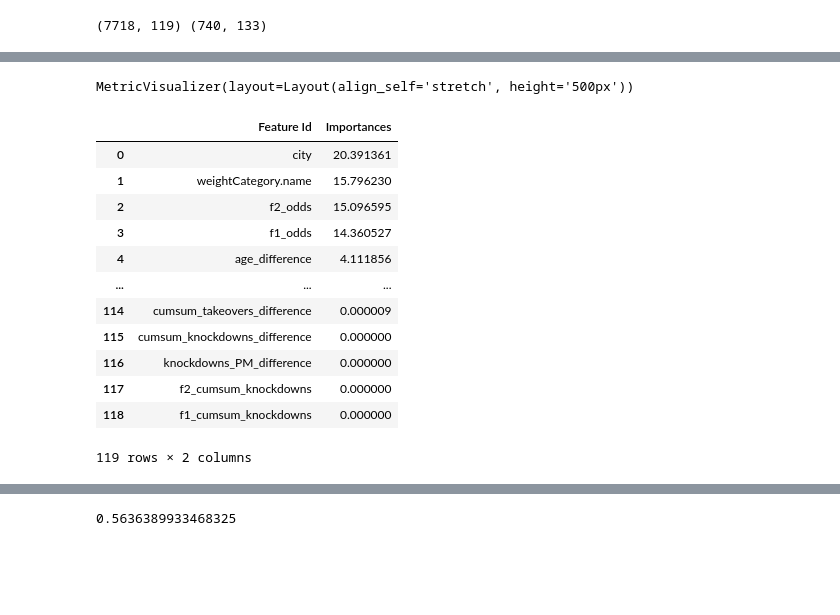
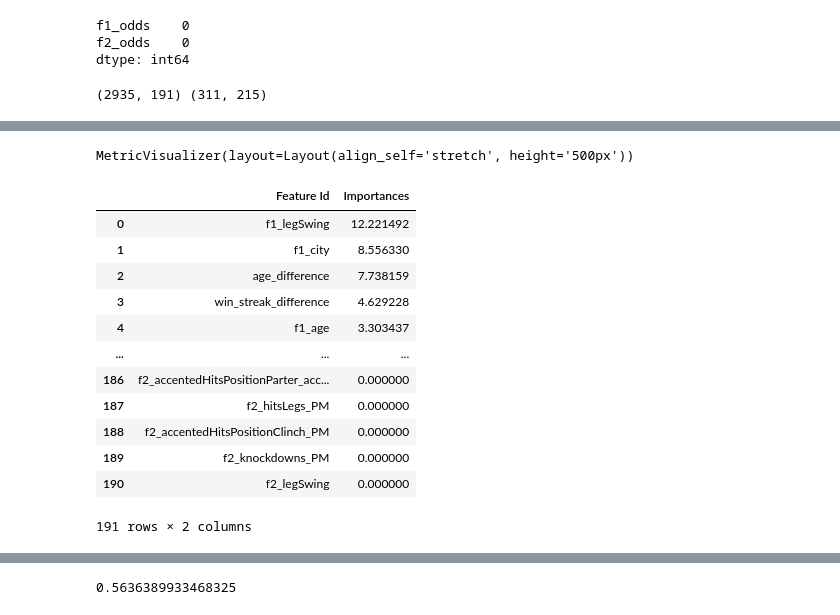
Before and after one commit to NikolayTV/UFC_3.0, a Jupyter notebook: Notebooks/Catboost_v1_0/2.Model training.ipynb, the cells around one changed output, grey strips where cells are left out. Saved outputs shown, nothing was run; the diff lists cells and outputs as text; code cells hidden in the pictures; blank space fills up the shorter version.

Commit message:
notebooks refactored. prior to randomizing fighter position (1 or 2)

```diff
--- a/Notebooks/Catboost_v1_0/2.Model training.ipynb
+++ b/Notebooks/Catboost_v1_0/2.Model training.ipynb
@@ -16,4 +16,18 @@ import os
 sys.path.append(os.path.join(sys.path[0], '../../'))
 
 from core.train_utils import calculate_roi, get_winner_favorite, combine_df
+
+
+pd.set_option('display.precision',6)
+pd.set_option('display.max_columns', None)
+pd.options.mode.chained_assignment = None
+# %%
+with open('../../data/Catboost_v1_0/generated_features_08.04.2021.txt', 'r') as outfile:
+    generated_features = json.load(outfile)
+fighter1_stats = generated_features['fighter1_stats']
+fighter2_stats = generated_features['fighter2_stats']
+difference_cols = generated_features['difference_cols']
+
+cat_cols = ['city', 'country', 'is_fight_night', 'weightCategory.name',
+              'f1_country', 'f2_country', 'f1_city', 'f2_city']
 # %%
@@ -91,49 +56,55 @@ all_fightCols_list += all_new_cols['f1_cumsum_col_names']
+# %%
+val[['f1_odds', 'f2_odds']].isna().sum()
+# %% [output]
+f1_odds    0
+f2_odds    0
+dtype: int64
 # %%
-X_train = train[all_fightCols_list]#.drop(['win_streak_difference', 'loose_streak_difference'], axis=1)
+X_train = train[train_cols].drop(['f1_odds', 'f2_odds', 'odds_difference'], axis=1)
 y_train = train['winner'].astype(int)
 
-X_val = val[all_fightCols_list]#.drop(['win_streak_difference', 'loose_streak_difference'], axis=1)
+X_val = val[train_cols].drop(['f1_odds', 'f2_odds', 'odds_difference'], axis=1)
 y_val = val['winner'].astype(int)
 
 print(X_train.shape, val.shape)
 clf = CatBoostClassifier(iterations=2000,
                            depth=2,
                            learning_rate=0.01,
                            loss_function='Logloss',
                            colsample_bylevel=1,
-                           subsample=0.1,
+#                            subsample=0.1,
                            random_strength=1,
                            l2_leaf_reg=30,
 #                            reg_lambda=40,
                            eval_metric='Accuracy',
                            boosting_type='Plain', # 'Plain'
                            bootstrap_type='Bernoulli',# 'Bernoulli' Bayesian
                            max_ctr_complexity=5,
                            task_type='GPU',
-                           cat_features=[0,1,2]
+                           cat_features=[0,1,2,3,4,5,6,7]
                           )
 
 clf.fit(X_train, y_train, plot=True, eval_set=(X_val, y_val), verbose=False)
 
 clf.save_model('../../models/Catboost_v1_0/catboost_v1_0_06.04.2021.cat')
 clf.get_feature_importance(prettified=True)#[:50]['Feature Id'].values
 # %% [output]
-(7718, 119) (740, 133)
+(2935, 191) (311, 215)
 [interactive output not drawn]
 MetricVisualizer(layout=Layout(align_self='stretch', height='500px'))
 |  | Feature Id | Importances |
-| 0 | city | 20.391361 |
-| 1 | weightCategory.name | 15.796230 |
-| 2 | f2_odds | 15.096595 |
-| 3 | f1_odds | 14.360527 |
-| 4 | age_difference | 4.111856 |
+| 0 | f1_legSwing | 12.221492 |
+| 1 | f1_city | 8.556330 |
+| 2 | age_difference | 7.738159 |
+| 3 | win_streak_difference | 4.629228 |
+| 4 | f1_age | 3.303437 |
 | ... | ... | ... |
-| 114 | cumsum_takeovers_difference | 0.000009 |
-| 115 | cumsum_knockdowns_difference | 0.000000 |
-| 116 | knockdowns_PM_difference | 0.000000 |
-| 117 | f2_cumsum_knockdowns | 0.000000 |
-| 118 | f1_cumsum_knockdowns | 0.000000 |
+| 186 | f2_accentedHitsPositionParter_acc... | 0.000000 |
+| 187 | f2_hitsLegs_PM | 0.000000 |
+| 188 | f2_accentedHitsPositionClinch_PM | 0.000000 |
+| 189 | f2_knockdowns_PM | 0.000000 |
+| 190 | f2_legSwing | 0.000000 |
-119 rows × 2 columns
+191 rows × 2 columns
 # %%
 y_proba = clf.predict_proba(val[clf.feature_names_])
 val['y_proba'] = y_proba[:,1]
```
Also changed, not shown: parts of 8 cells of this notebook, 15 other files.
